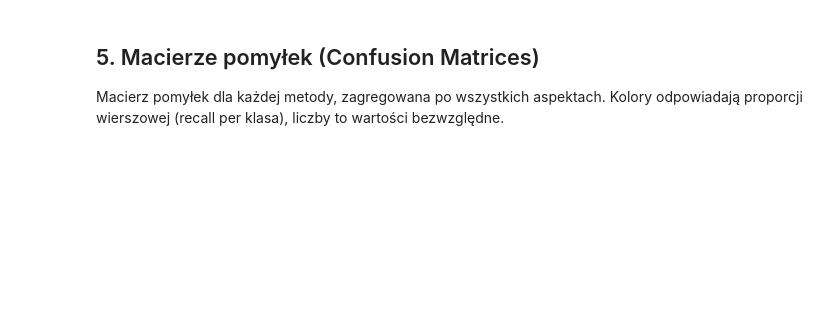
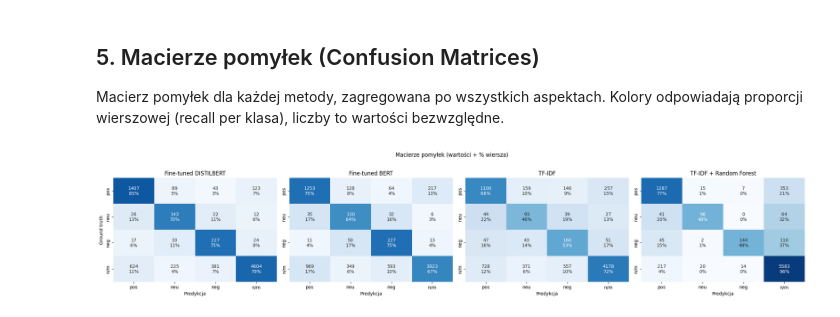
Before and after one commit to BartoszBugla/magisterka, a Jupyter notebook: _model_results.ipynb, the cells around one changed output. Drawn from its saved outputs; the diff is of its cells as text; code cells hidden in the pictures; blank space fills up the shorter version.

```diff
--- a/_model_results.ipynb
+++ b/_model_results.ipynb
@@ -322,34 +335,39 @@ plt.show()
 
 Macierz pomyłek dla każdej metody, zagregowana po wszystkich aspektach. Kolory odpowiadają proporcji wierszowej (recall per klasa), liczby to wartości bezwzględne.
 # %%
-# n_methods = len(preds)
-# fig, axes = plt.subplots(1, n_methods, figsize=(5.5 * n_methods, 4.5))
-# if n_methods == 1:
-#     axes = [axes]
+from sklearn.metrics import confusion_matrix
 
-# short = ["pos", "neu", "neg", "n/m"]
 
-# for ax, (name, p) in zip(axes, preds.items()):
-#     yt, yp = flat(gt), flat(p)
-#     cm = confusion_matrix(yt, yp, labels=SENTIMENT_LABELS)
-#     row_sums = cm.sum(axis=1, keepdims=True)
-#     row_sums[row_sums == 0] = 1
-#     cm_norm = cm / row_sums
+n_methods = len(preds)
+fig, axes = plt.subplots(1, n_methods, figsize=(5.5 * n_methods, 4.5))
+if n_methods == 1:
+    axes = [axes]
 
-#     annot = np.array([
-#         [f"{v}\n{pct:.0%}" for v, pct in zip(r, rn)]
-#         for r, rn in zip(cm, cm_norm)
-#     ])
+short = ["pos", "neu", "neg", "n/m"]
 
-#     sns.heatmap(
-#         cm_norm, annot=annot, fmt="", cmap="Blues",
-#         xticklabels=short, yticklabels=short,
-#         ax=ax, vmin=0, vmax=1, cbar=False,
-#     )
-#     ax.set_title(name)
-#     ax.set_ylabel("Ground truth" if ax is axes[0] else "")
-#     ax.set_xlabel("Predykcja")
+for ax, (name, p) in zip(axes, preds.items()):
+    yt, yp = flat(gt), flat(p)
+    cm = confusion_matrix(yt, yp, labels=SENTIMENT_LABELS)
+    row_sums = cm.sum(axis=1, keepdims=True)
+    row_sums[row_sums == 0] = 1
+    cm_norm = cm / row_sums
 
-# plt.suptitle("Macierze pomyłek (wartości + % wiersza)", y=1.02, fontsize=12)
-# plt.tight_layout()
-# plt.show()
+    annot = np.array([
+        [f"{v}\n{pct:.0%}" for v, pct in zip(r, rn)]
+        for r, rn in zip(cm, cm_norm)
+    ])
+
+    sns.heatmap(
+        cm_norm, annot=annot, fmt="", cmap="Blues",
+        xticklabels=short, yticklabels=short,
+        ax=ax, vmin=0, vmax=1, cbar=False,
+    )
+    ax.set_title(name)
+    ax.set_ylabel("Ground truth" if ax is axes[0] else "")
+    ax.set_xlabel("Predykcja")
+
+plt.suptitle("Macierze pomyłek (wartości + % wiersza)", y=1.02, fontsize=12)
+plt.tight_layout()
+plt.show()
+# %% [output]
+[figure, added]
```
Also changed, not shown: parts of 17 cells of this notebook, 33 other files.
